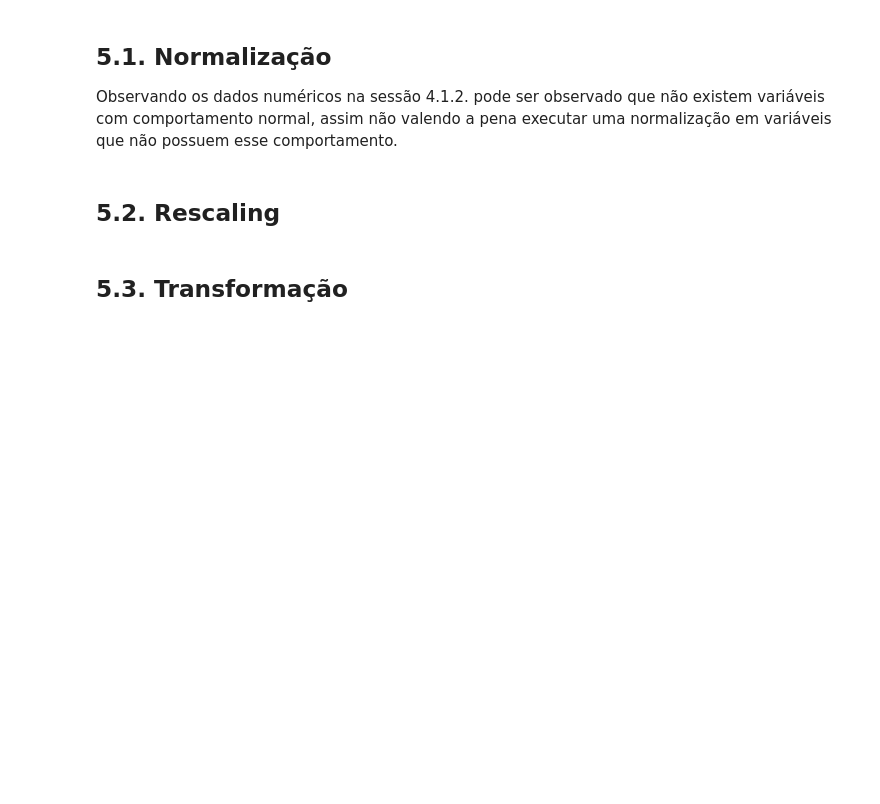
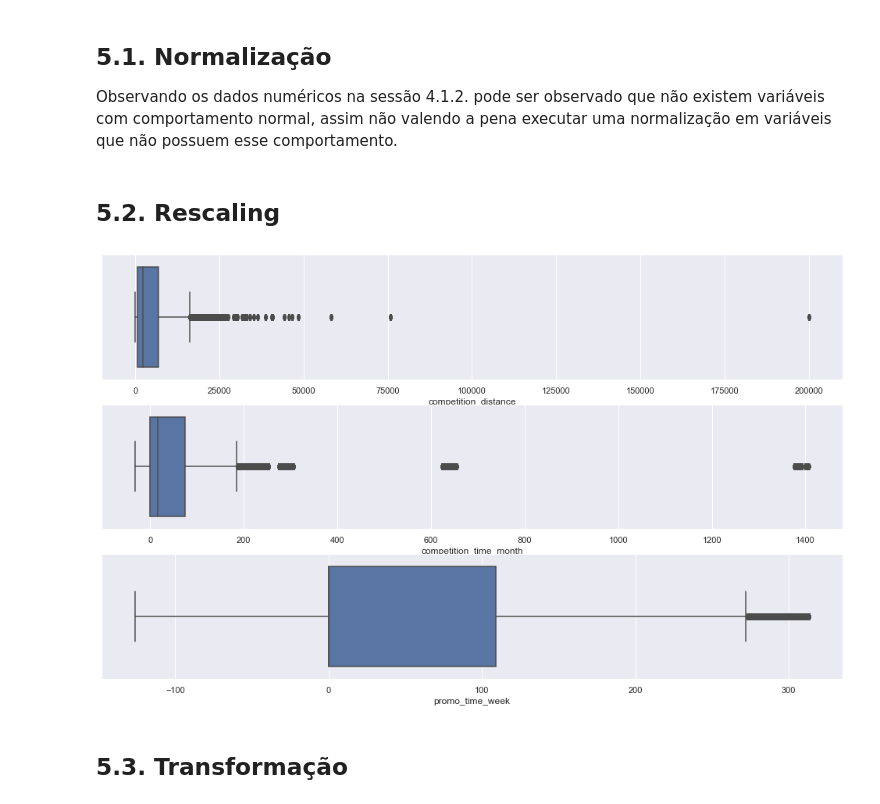
Before and after one commit to ThiagoBorgesLima/Rossman-Store-Sales, a Jupyter notebook: m04_v01_store_sales_prediction.ipynb, the cells around one changed output. Cells and saved outputs as stored; diff of their text form; code cells hidden in the pictures; blank space fills up the shorter version.

```diff
--- a/m04_v01_store_sales_prediction.ipynb
+++ b/m04_v01_store_sales_prediction.ipynb
@@ -801,0 +806,11 @@ Observando os dados numéricos na sessão 4.1.2. pode ser observado que não exi
+# %%
+plt.subplot( 3, 1, 1 )
+sns.boxplot( df5['competition_distance'] );
+
+plt.subplot( 3, 1, 2 )
+sns.boxplot( df5['competition_time_month'] );
+
+plt.subplot( 3, 1, 3 )
+sns.boxplot( df5['promo_time_week'] );
+# %% [output]
+[figure, added]
```
Also changed, not shown: parts of 6 cells of this notebook.
